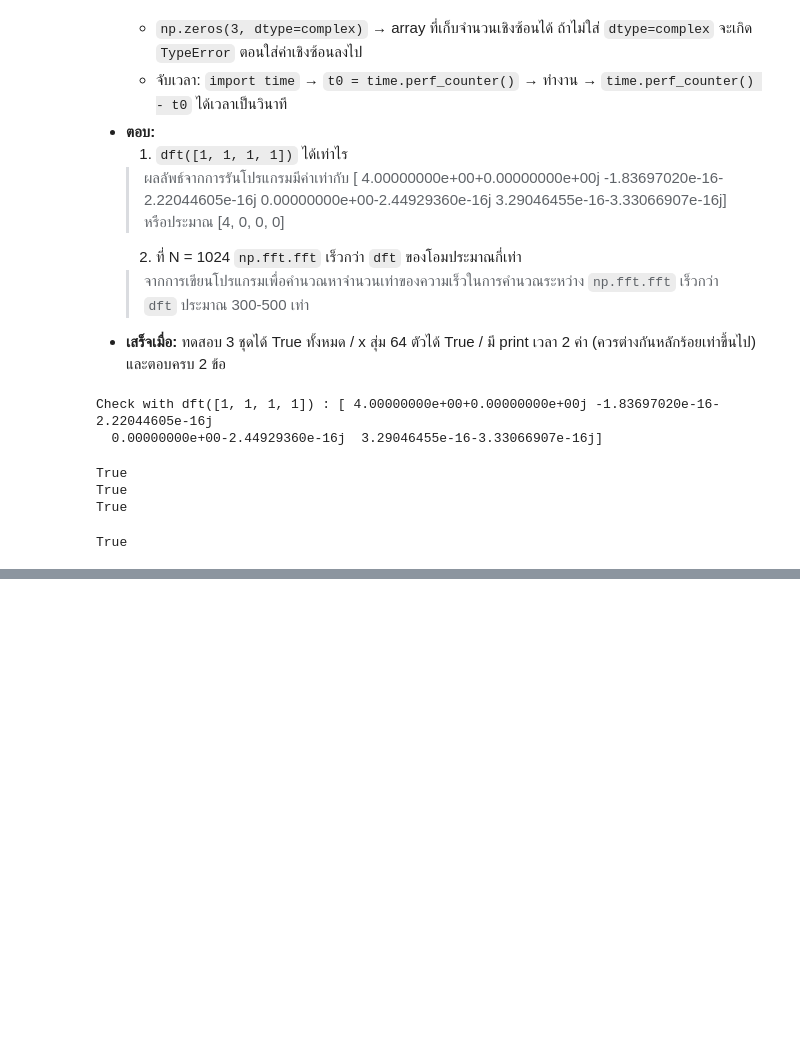
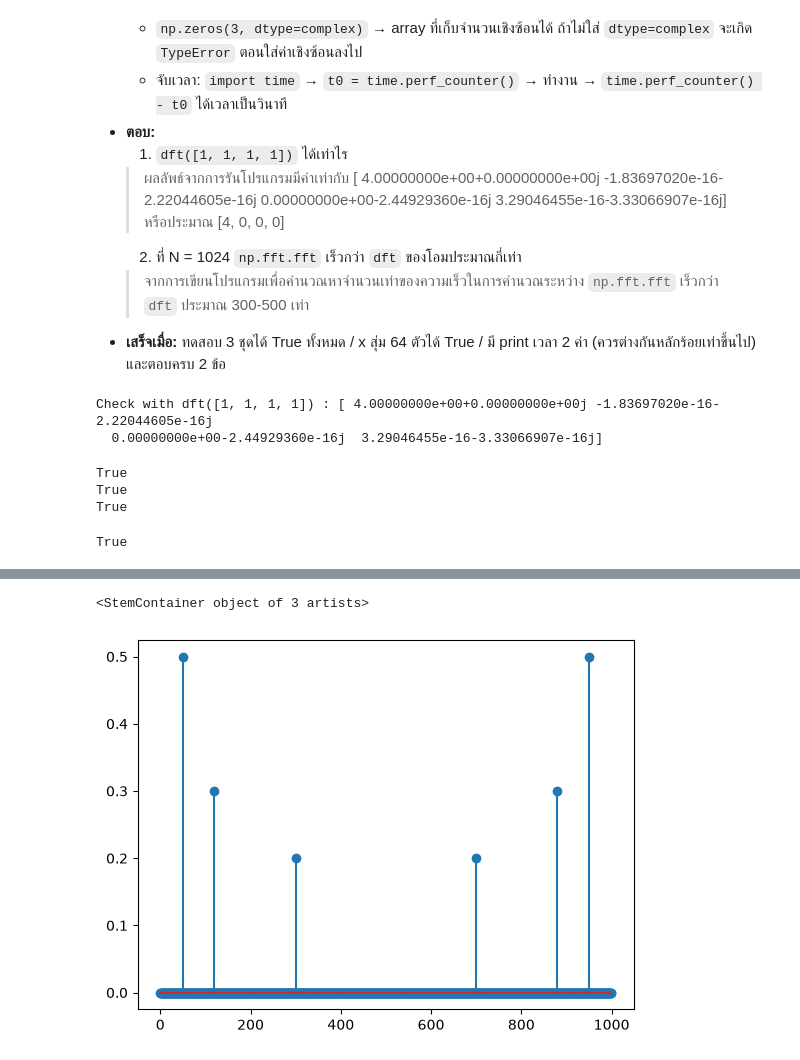
Before and after one commit to ohm-arthakorn/audio-based_music_recommendation, a Jupyter notebook: notebooks/05_DFT.ipynb, the cells around one changed output, grey strips where cells are left out. Saved outputs shown, nothing was run; the diff lists cells and outputs as text; code cells hidden in the pictures; blank space fills up the shorter version.

```diff
--- a/notebooks/05_DFT.ipynb
+++ b/notebooks/05_DFT.ipynb
@@ -178,0 +200,14 @@ FFT is faster than DFT : 475.0085513467941
+# %%
+sr = 1000
+t = make_time(0, 1, sr)
+x = create_sin(0.5, 50, t) + create_sin(0.3, 120, t, np.pi/2) + create_sin(0.2, 300, t)
+N = len(x)
+
+X = np.fft.fft(x)
+freqs = np.arange(N) * (sr / N)
+mag = np.abs(X)*(2/N)
+
+plt.stem(freqs, mag)
+# %% [output]
+<StemContainer object of 3 artists>
+[figure, added]
```
Also changed, not shown: parts of 6 cells of this notebook, 1 other file.
